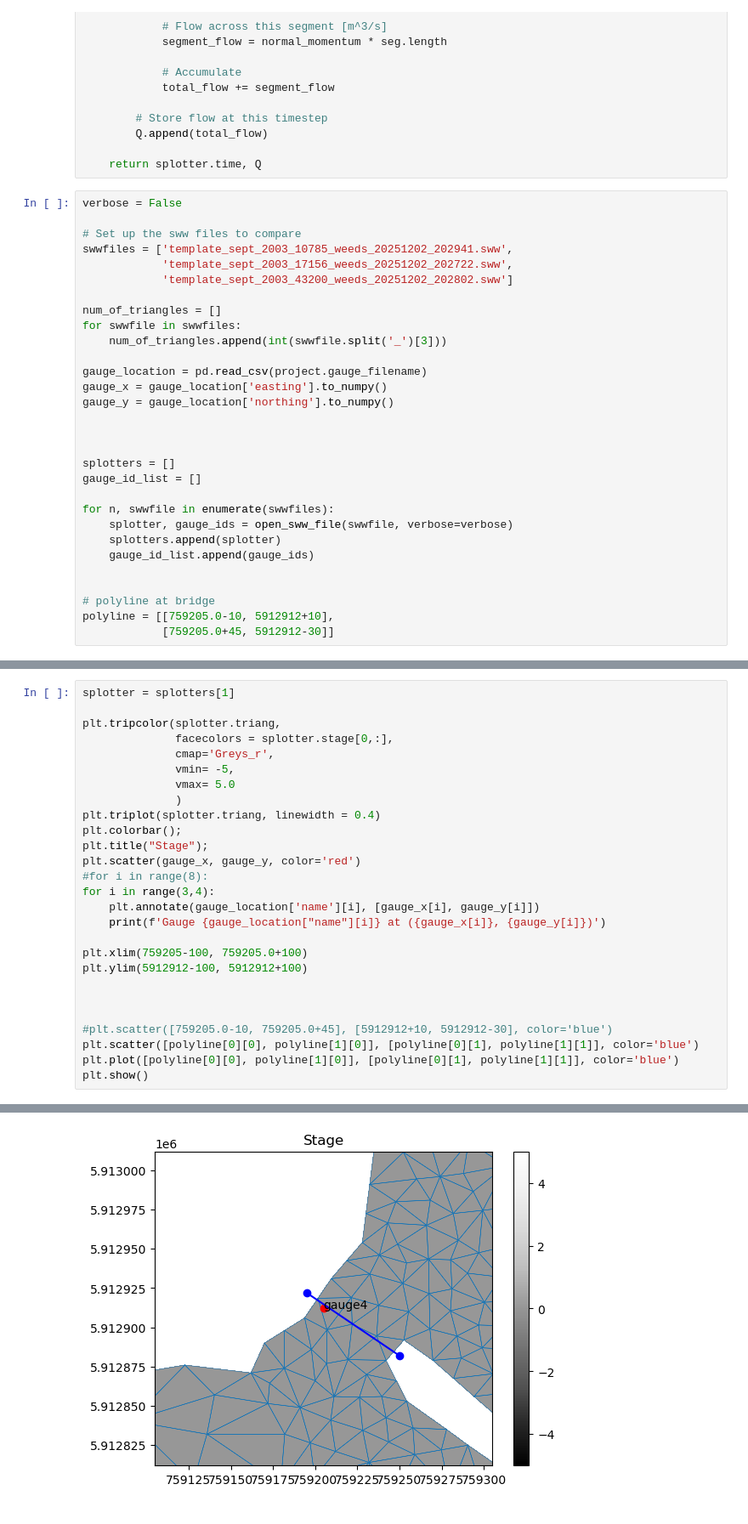
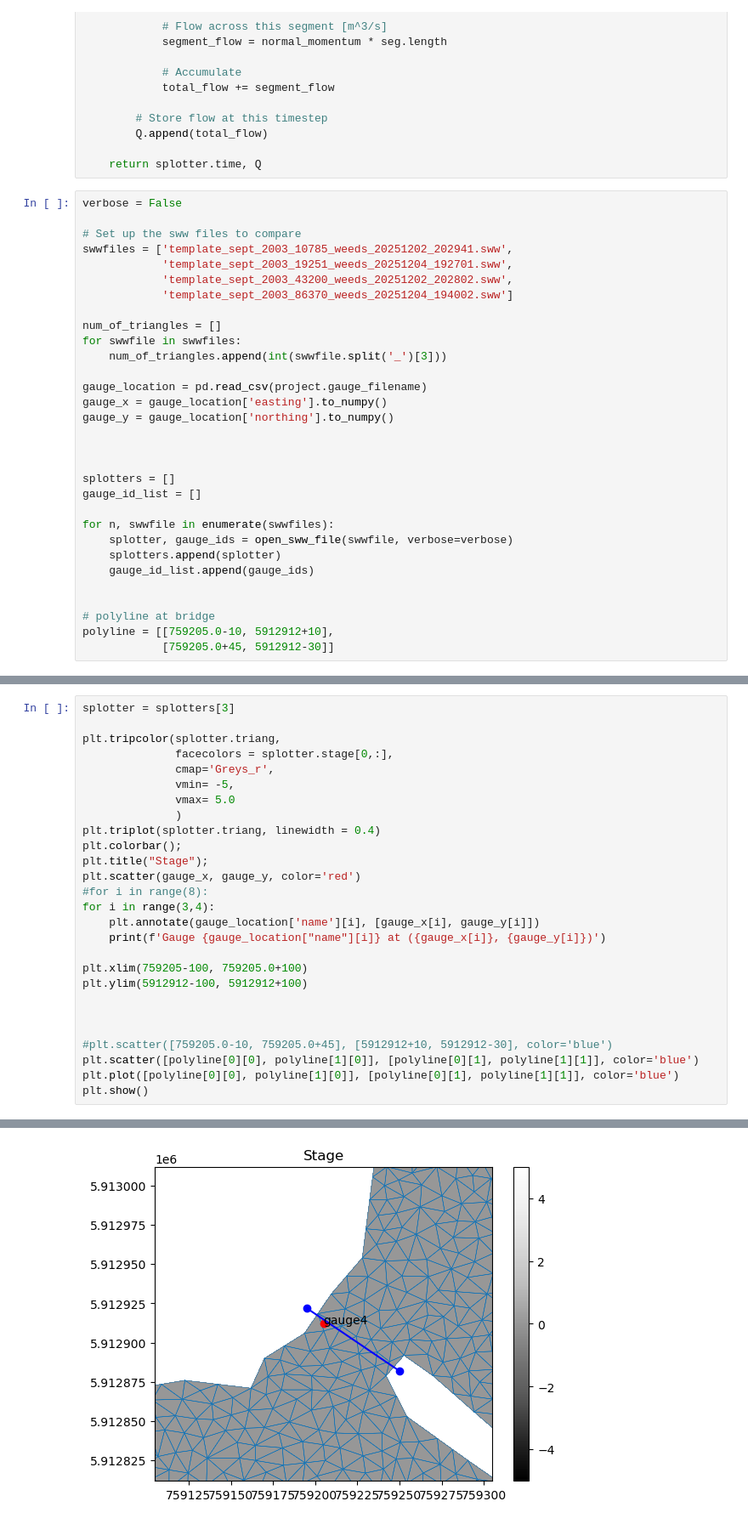
Before and after one commit to stoiver/merimbula, a Jupyter notebook: simulations/template/nb_compare_gauge_data.ipynb, the cells around one changed output, grey strips where cells are left out. Shown at 85% size. Cells and saved outputs as stored; diff of their text form.

Commit message:
update template scripts

```diff
--- a/simulations/template/nb_compare_gauge_data.ipynb
+++ b/simulations/template/nb_compare_gauge_data.ipynb
@@ -93,8 +86,9 @@ verbose = False
 
 # Set up the sww files to compare
 swwfiles = ['template_sept_2003_10785_weeds_20251202_202941.sww',
-            'template_sept_2003_17156_weeds_20251202_202722.sww',
-            'template_sept_2003_43200_weeds_20251202_202802.sww']
+            'template_sept_2003_19251_weeds_20251204_192701.sww',
+            'template_sept_2003_43200_weeds_20251202_202802.sww',
+            'template_sept_2003_86370_weeds_20251204_194002.sww']
 
 num_of_triangles = []
 for swwfile in swwfiles:
@@ -125,33 +120,33 @@ Figure files for each frame will be stored in _plot
 # %%
-splotter = splotters[1]
+splotter = splotters[3]
 
 plt.tripcolor(splotter.triang,
               facecolors = splotter.stage[0,:],
               cmap='Greys_r',
               vmin= -5,
               vmax= 5.0
               )
 plt.triplot(splotter.triang, linewidth = 0.4)
 plt.colorbar();
 plt.title("Stage");
 plt.scatter(gauge_x, gauge_y, color='red')
 #for i in range(8):
 for i in range(3,4):
     plt.annotate(gauge_location['name'][i], [gauge_x[i], gauge_y[i]])
     print(f'Gauge {gauge_location["name"][i]} at ({gauge_x[i]}, {gauge_y[i]})')
 
 plt.xlim(759205-100, 759205.0+100)
 plt.ylim(5912912-100, 5912912+100)
 
 
 
 #plt.scatter([759205.0-10, 759205.0+45], [5912912+10, 5912912-30], color='blue')
 plt.scatter([polyline[0][0], polyline[1][0]], [polyline[0][1], polyline[1][1]], color='blue')
 plt.plot([polyline[0][0], polyline[1][0]], [polyline[0][1], polyline[1][1]], color='blue')
 plt.show()
 # %% [output]
 Gauge gauge4 at (759205.0, 5912912.0)
-[figure, old version]
+[figure, new version]
 # %%
 
 for n, splotter in enumerate(splotters):
```
Also changed, not shown: parts of 5 cells of this notebook, 1 other file.
